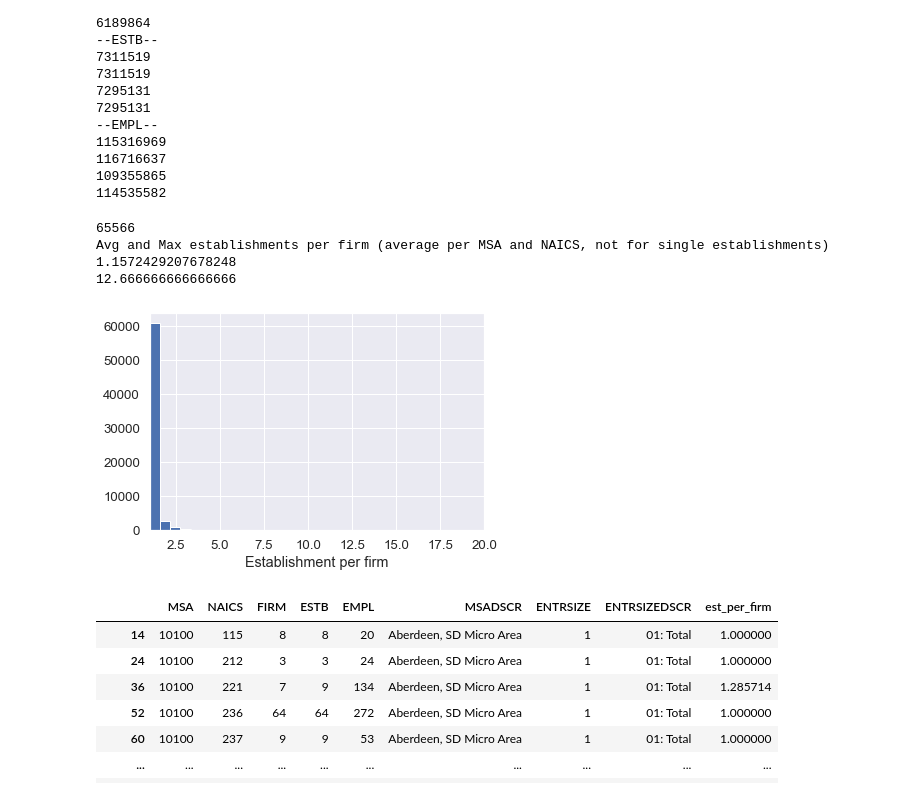
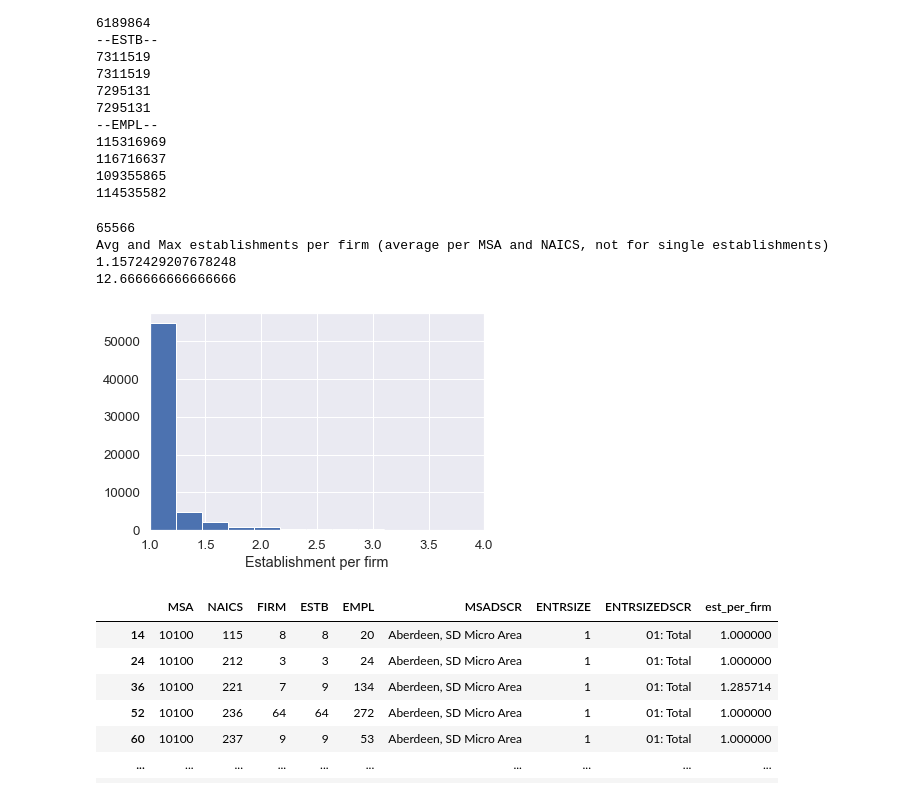
Before and after one commit to LBNL-UCB-STI/SynthFirm, a Jupyter notebook: input_generation/national/susb_costar_firm_and_est_data.ipynb, the cells around one changed output. Drawn from its saved outputs; the diff is of its cells as text; code cells hidden in the pictures.

```diff
--- a/input_generation/national/susb_costar_firm_and_est_data.ipynb
+++ b/input_generation/national/susb_costar_firm_and_est_data.ipynb
@@ -18,7 +18,7 @@ sns.set(font_scale=1.2)  # larger font
 # Each row is an Enterprise (firm_id) on a FAF (FAF_Zone) area and NAICS6
 # and has N (total firms)
 # %%
-input_dir = '/Users/cpoliziani/Documents/repo/SynthFirm/RawData/SUSB'
+input_dir = '/Users/cpoliziani/Documents/repo/SynthFirm/RawData/SUSB-COSTAR'
 msa_file = 'msa_3digitnaics_2016.csv'
 
 susb_msa_3naics = read_csv(os.path.join(input_dir, msa_file))
@@ -95,25 +95,25 @@ print(susb_msa_3naics_TotalEntrSize.EMPL.sum())
 # %%
 SUSB = susb_msa_3naics_TotalEntrSize[['MSA','NAICS','FIRM', 'ESTB', 'EMPL', 'MSADSCR', 'ENTRSIZE', 'ENTRSIZEDSCR']].copy()
 
 # establishment per firm distribution
 print(len(SUSB))
 SUSB.loc[:, 'est_per_firm'] = \
     SUSB.loc[:, 'ESTB'] / \
     SUSB.loc[:, 'FIRM']
-SUSB.loc[:, 'est_per_firm'].hist(bins = 20, density = False)
+SUSB.loc[:, 'est_per_firm'].hist(bins = 50, density = False)
 print('Avg and Max establishments per firm (average per MSA and NAICS, not for single establishments)')
 print(SUSB.loc[:, 'est_per_firm'].mean())
 print(SUSB.loc[:, 'est_per_firm'].max())
-plt.xlim([1, 20])
+plt.xlim([1, 4])
 plt.xlabel('Establishment per firm')
 SUSB.to_csv(os.path.join('/Users/cpoliziani/Documents/repo/SynthFirm_input_parameter_111125/SynthFirm_parameters',
                                           'SUSB_msa_3digitnaics_2016.csv'))
 # %% [output]
 65566
 Avg and Max establishments per firm (average per MSA and NAICS, not for single establishments)
 1.1572429207678248
 12.666666666666666
-[figure, old version]
+[figure, new version]
 # %%
 SUSB
 # %% [output]
```
Also changed, not shown: parts of 7 cells of this notebook, 3 other files.
